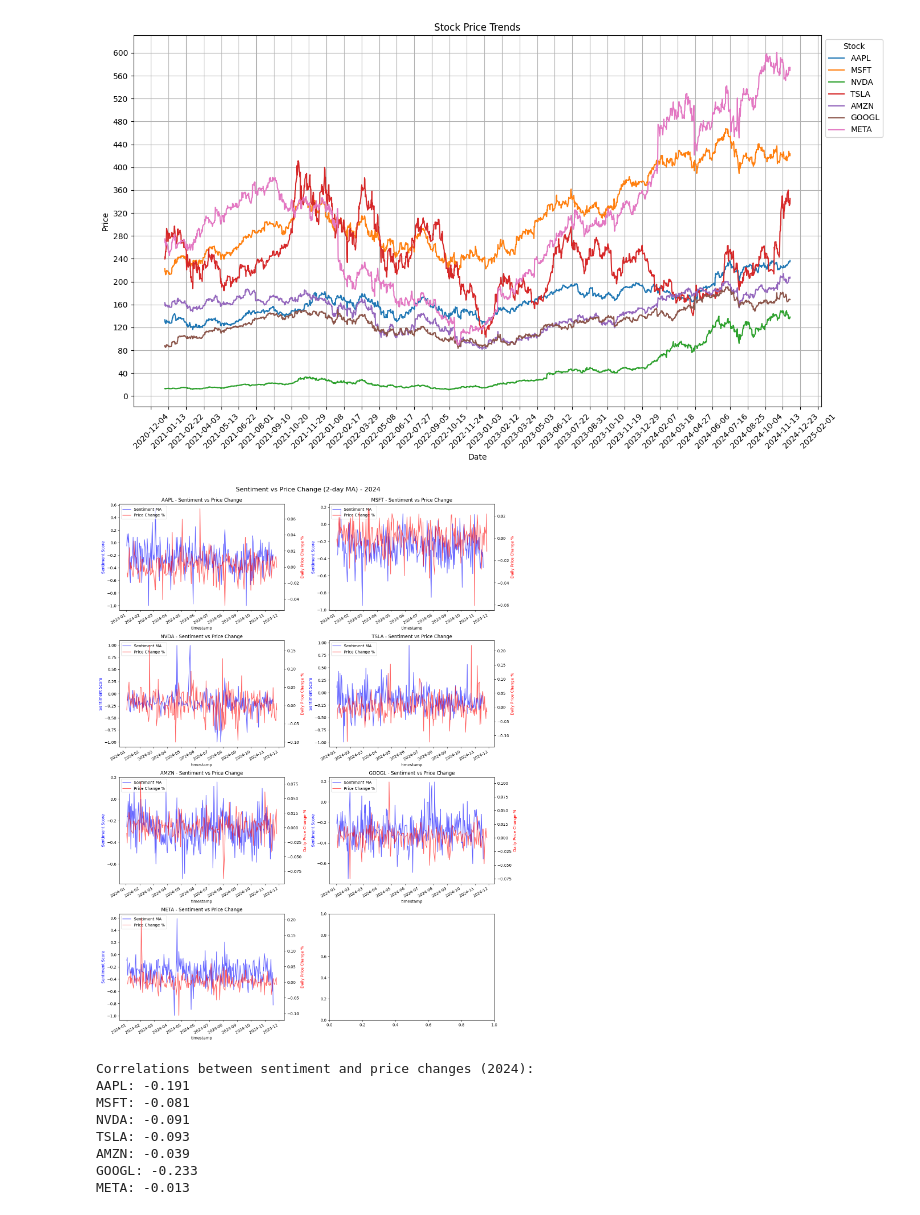
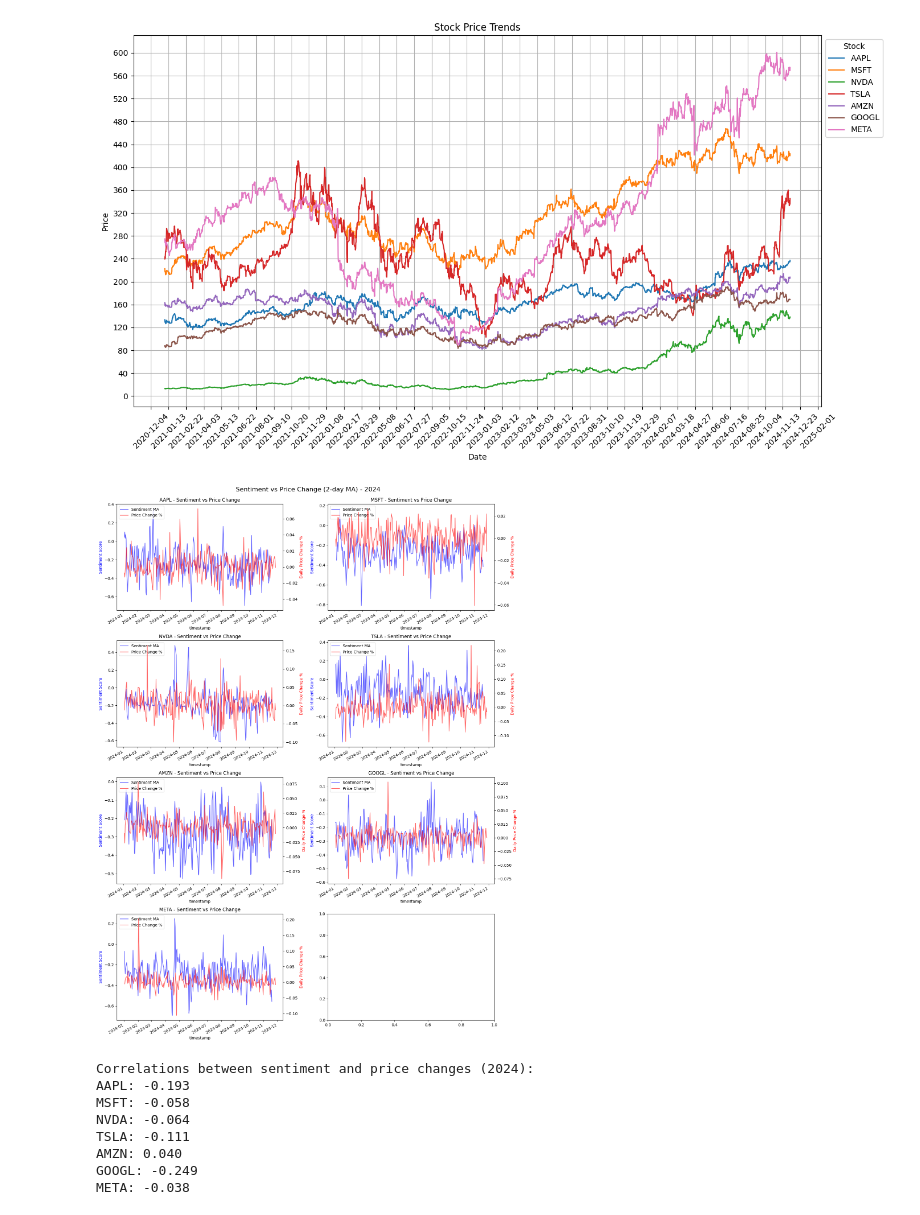
Before and after one commit to FenrisWulven/StockMarketNewsImpact, a Jupyter notebook: StockPrices_vs_Sentiment.ipynb, the cells around one changed output. Drawn from its saved outputs; the diff is of its cells as text; code cells hidden in the pictures.

Commit message:
New figures and latex tables for Correlation Analysis (moving averages) as well as improved plots for the sentiment plots

```diff
--- a/StockPrices_vs_Sentiment.ipynb
+++ b/StockPrices_vs_Sentiment.ipynb
@@ -64,7 +65,7 @@ plt.show()
 # %% [output]
 [figure]
 # %%
-sentiment_data = pd.read_csv(r"C:\Users\jbhan\Desktop\StockMarketNewsImpact\cleaned_combined_news_with_bodies_with_sentiment.csv")
+sentiment_data = pd.read_csv(r"C:\Users\jbhan\Desktop\StockMarketNewsImpact\MarketNews\data\final\cleaned_combined_news_with_bodies_with_sentiment.csv")
 
 
 # Convert timestamp to datetime and set as index
@@ -110,7 +111,7 @@ for idx, stock in enumerate(all_stocks.columns[1:]):
 
     # Get stock-specific sentiment data
     stock_sentiment = daily_sentiment[daily_sentiment['stock'] == stock].copy()
-    sentiment_ma = stock_sentiment.set_index('timestamp')['sentiment_score'].rolling(window=1).mean()
+    sentiment_ma = stock_sentiment.set_index('timestamp')['sentiment_score'].rolling(window=2).mean()
 
     # Plot sentiment MA
     sentiment_ma.plot(ax=ax1, color='blue', alpha=0.6, label='Sentiment MA')
@@ -127,43 +128,71 @@ for idx, stock in enumerate(all_stocks.columns[1:]):
     lines2, labels2 = ax2.get_legend_handles_labels()
     ax1.legend(lines1 + lines2, labels1 + labels2, loc='upper left')
 
 plt.tight_layout()
 # Adjust layout after tight_layout to preserve the main title position
 plt.subplots_adjust(top=0.95)  # This ensures the title doesn't overlap with subplots
+# Save the current figure
+plt.savefig('Figures/price_sentiment_ma.jpg', dpi=300, bbox_inches='tight')
 plt.show()
 
 # Calculate correlations for 2024
 correlations = {}
 for stock in all_stocks.columns[1:]:
     stock_sentiment = daily_sentiment[daily_sentiment['stock'] == stock].copy()
-    sentiment_ma = stock_sentiment.set_index('timestamp')['sentiment_score'].rolling(window=1).mean()
+    sentiment_ma = stock_sentiment.set_index('timestamp')['sentiment_score'].rolling(window=2).mean()
 
     # Convert indices to datetime for proper alignment
     sentiment_idx = sentiment_ma.index.date
     gradient_idx = pd.to_datetime(gradients[stock].index)
 
     # Create aligned series
     common_dates = set(sentiment_idx).intersection(set(gradient_idx.date))
     if common_dates:
         sentiment_aligned = sentiment_ma[[d in common_dates for d in sentiment_idx]]
         gradients_aligned = gradients[stock][[d in common_dates for d in gradient_idx.date]]
 
         correlation = sentiment_aligned.corr(gradients_aligned)
         correlations[stock] = correlation
 
 print("\nCorrelations between sentiment and price changes (2024):")
 for stock, corr in correlations.items():
     print(f"{stock}: {corr:.3f}")
+
+# Create LaTeX table for correlations
+latex_table = (
+    "\\begin{table}[h!]\n"
+    "\\centering\n"
+    "\\caption{Sentiment-Price Change Correlations (2024)}\n"
+    "\\label{tab:sentiment_price_correlations}\n"
+    "\\begin{tabular}{lr}\n"
+    "\\hline\n"
+    "Stock & Correlation \\\\\n"
+    "\\hline\n"
+)
+
+# Add correlations to table
+for stock, corr in correlations.items():
+    latex_table += f"{stock} & {corr:.3f} \\\\\n"
+
+latex_table += (
+    "\\hline\n"
+    "\\end{tabular}\n"
+    "\\end{table}\n"
+)
+
+# Save LaTeX table
+with open('Figures/price_sentiment_correlations.tex', 'w') as f:
+    f.write(latex_table)
 # %% [output]
-[figure, old version]
+[figure, new version]
 Correlations between sentiment and price changes (2024):
-AAPL: -0.191
-MSFT: -0.081
-NVDA: -0.091
-TSLA: -0.093
-AMZN: -0.039
-GOOGL: -0.233
-META: -0.013
+AAPL: -0.193
+MSFT: -0.058
+NVDA: -0.064
+TSLA: -0.111
+AMZN: 0.040
+GOOGL: -0.249
+META: -0.038
 # %%
 import pandas as pd
 import numpy as np
```
Also changed, not shown: parts of 2 cells of this notebook, 12 other files.
